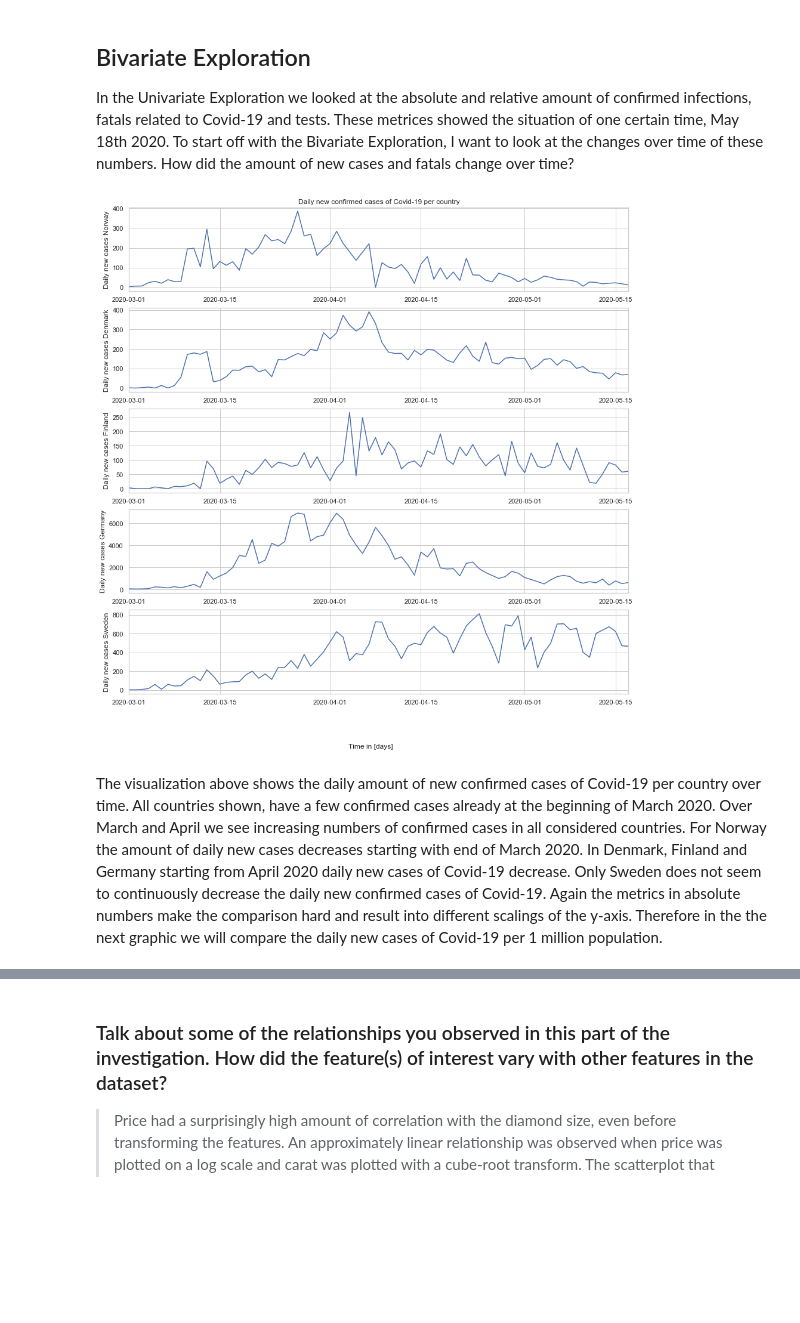
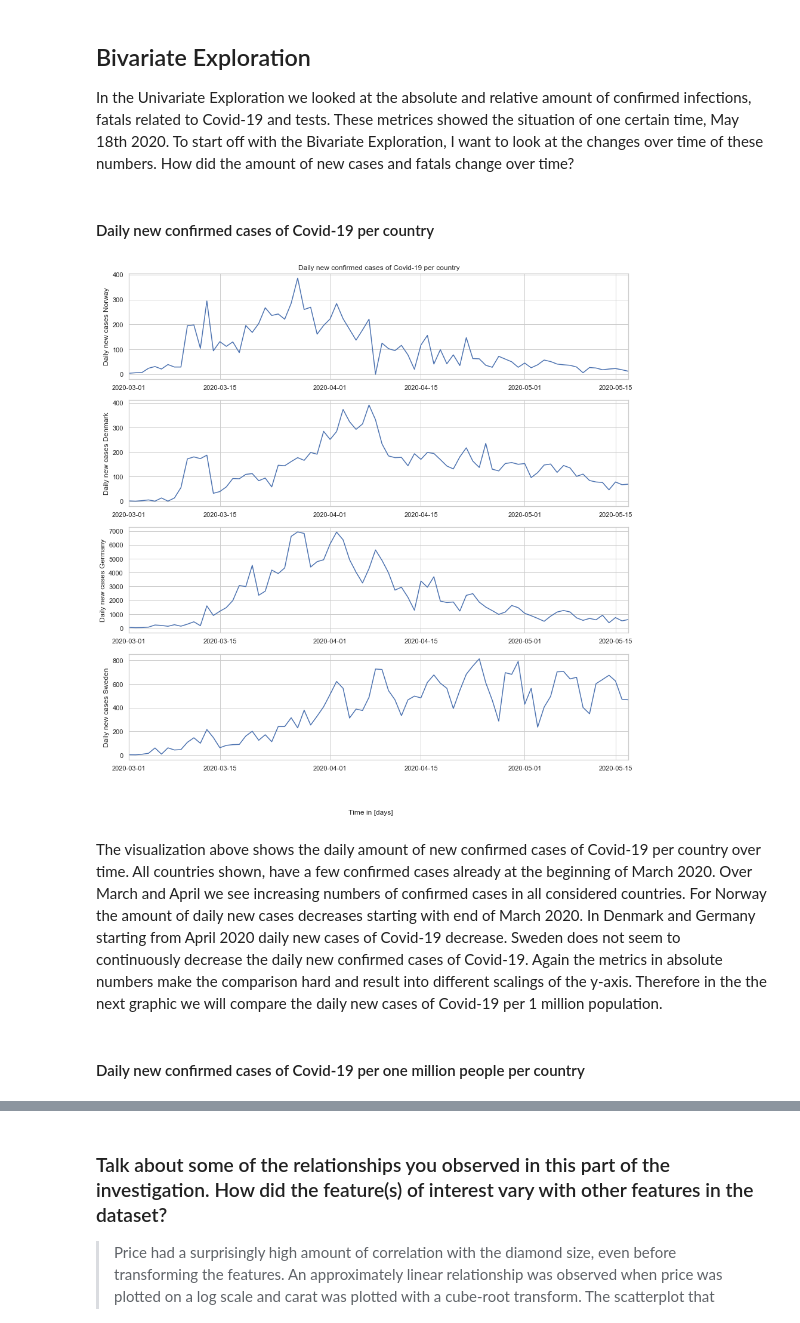
Before and after one commit to AtulSingh-Emyre/AnalysisCovid19, a Jupyter notebook: exploration_Covid19.ipynb, the cells around one changed output, grey strips where cells are left out. Saved outputs shown, nothing was run; the diff lists cells and outputs as text; code cells hidden in the pictures; blank space fills up the shorter version.

```diff
--- a/exploration_Covid19.ipynb
+++ b/exploration_Covid19.ipynb
@@ -387,44 +380,41 @@ df_Germany['deltaConfirmed'] = (df_Germany['confirmed'] - df_Germany['confirmed'
 
 df_Sweden = df_covidCases_Timeline.query('country == "Sweden"').sort_values('date', ascending=False)
 df_Sweden['deltaConfirmed'] = (df_Sweden['confirmed'] - df_Sweden['confirmed'].shift(-1)).fillna(0).astype(int)
+# %% [markdown]
+#### Daily new confirmed cases of Covid-19 per country
 # %%
 # new confirmed cases per day
 
 fig, ax = plt.subplots(5, 1, figsize=(15,15))
 
-ax1 = plt.subplot(5,1,1)
+ax1 = plt.subplot(4,1,1)
 plt.plot('date', 'deltaConfirmed', data=df_Norway)
 ax1.set_xlim([pd.to_datetime('2020-03-01'),dateSnapshot])
 plt.ylabel('Daily new cases Norway');
 plt.title('Daily new confirmed cases of Covid-19 per country')  # <-- how can I put variable 'today' hier?
 
-ax2 = plt.subplot(5,1,2)
+ax2 = plt.subplot(4,1,2)
 plt.plot('date', 'deltaConfirmed', data=df_Denmark)
 ax2.set_xlim([pd.to_datetime('2020-03-01'),dateSnapshot])
 plt.ylabel('Daily new cases Denmark');
 
-ax3 = plt.subplot(5,1,3)
-plt.plot('date', 'deltaConfirmed', data=df_Finland)
+ax3 = plt.subplot(4,1,3)
+plt.plot('date', 'deltaConfirmed', data=df_Germany)
 ax3.set_xlim([pd.to_datetime('2020-03-01'),dateSnapshot])
-plt.ylabel('Daily new cases Finland');
-
-ax4 = plt.subplot(5,1,4)
-plt.plot('date', 'deltaConfirmed', data=df_Germany)
-ax4.set_xlim([pd.to_datetime('2020-03-01'),dateSnapshot])
 plt.ylabel('Daily new cases Germany');
 
-ax5 = plt.subplot(5,1,5)
+ax4 = plt.subplot(4,1,4)
 plt.plot('date', 'deltaConfirmed', data=df_Sweden)
-ax5.set_xlim([pd.to_datetime('2020-03-01'),dateSnapshot])
+ax4.set_xlim([pd.to_datetime('2020-03-01'),dateSnapshot])
 plt.ylabel('Daily new cases Sweden');
 
 fig.text(0.5, 0.04, 'Time in [days]', ha='center')
 
 plt.show()
 # %% [output]
-[figure, old version]
+[figure, new version]
 # %% [markdown]
-The visualization above shows the daily amount of new confirmed cases of Covid-19 per country over time. All countries shown, have a few confirmed cases already at the beginning of March 2020. Over March and April we see increasing numbers of confirmed cases in all considered countries. For Norway the amount of daily new cases decreases starting with end of March 2020. In Denmark, Finland and Germany starting from April 2020 daily new cases of Covid-19 decrease. Only Sweden does not seem to continuously decrease the daily new confirmed cases of Covid-19. Again the metrics in absolute numbers make the comparison hard and result into different scalings of the y-axis. Therefore in the the next graphic we will compare the daily new cases of Covid-19 per 1 million population.
+The visualization above shows the daily amount of new confirmed cases of Covid-19 per country over time. All countries shown, have a few confirmed cases already at the beginning of March 2020. Over March and April we see increasing numbers of confirmed cases in all considered countries. For Norway the amount of daily new cases decreases starting with end of March 2020. In Denmark and Germany starting from April 2020 daily new cases of Covid-19 decrease. Sweden does not seem to continuously decrease the daily new confirmed cases of Covid-19. Again the metrics in absolute numbers make the comparison hard and result into different scalings of the y-axis. Therefore in the the next graphic we will compare the daily new cases of Covid-19 per 1 million population.
 # %%
 # Feature Engineering: Infections per 1 million population
 
@@ -439,6 +427,8 @@ df_Finland['deltaConfirmedPer1M'] =  df_Finland['deltaConfirmed'] *1000000 / df_
 df_Germany['deltaConfirmedPer1M'] =  df_Germany['deltaConfirmed'] *1000000 / df_Germany['population']
 
 df_Sweden['deltaConfirmedPer1M'] =  df_Sweden['deltaConfirmed'] *1000000 / df_Sweden['population']
+# %% [markdown]
+#### Daily new confirmed cases of Covid-19 per one million people per country
 # %%
 # new confirmed cases per 1m people and day
 
```
Also changed, not shown: parts of 31 cells of this notebook.
